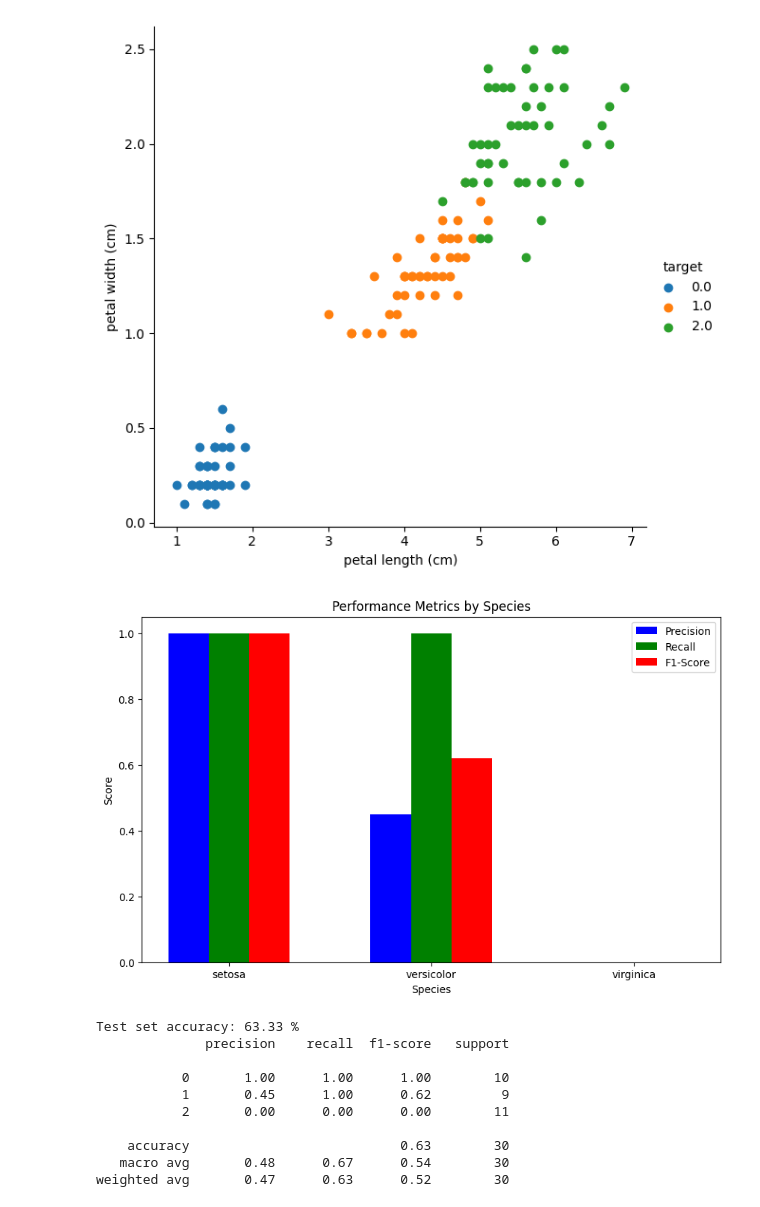
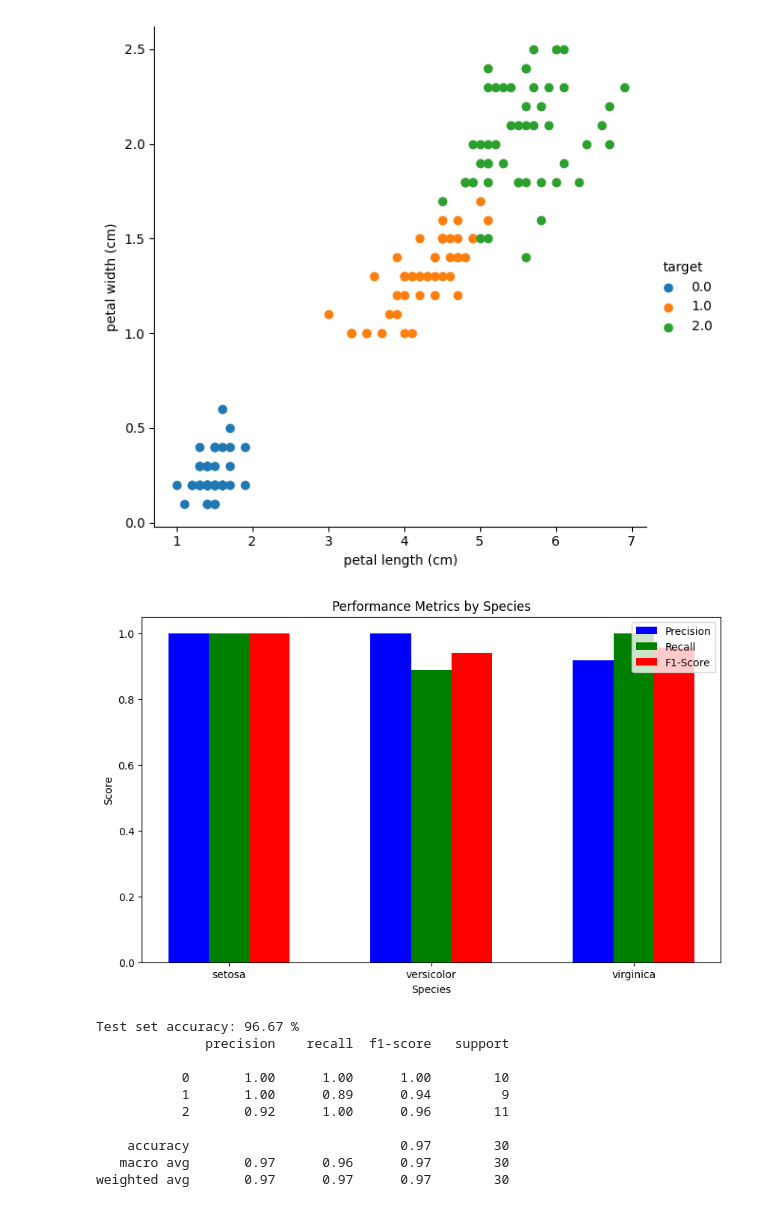
Before and after one commit to JoysgitHub/AI-COLLAB, a Jupyter notebook: DECISION_TREE_IRIS_FINAL.ipynb, the cells around one changed output. Cells and saved outputs as stored; diff of their text form; code cells hidden in the pictures.

```diff
--- a/DECISION_TREE_IRIS_FINAL.ipynb
+++ b/DECISION_TREE_IRIS_FINAL.ipynb
@@ -34,19 +34,20 @@ X_train, X_test, y_train, y_test = train_test_split(iris.data, iris.target, test
 
 
 # Initialize a DecisionTreeClassifier object with specific hyperparameters
-model = DecisionTreeClassifier(criterion="entropy", max_depth=1, min_samples_leaf=5)
-
+model = DecisionTreeClassifier(criterion="entropy", max_depth=2, min_samples_leaf=5,random_state=None)
 
 
 
 # Train the decision tree classifier on the training set
 model.fit(X_train, y_train)
 
-
+# Record the start time for testing
+test_start_time = time.time()
 
 # Evaluate the model on the testing set
 test_accuracy = model.score(X_test, y_test)
 print(f"Test set accuracy: {test_accuracy*100:.2f} %")
+
 
 
 # The choice of criterion affects how the decision tree splits nodes (either based on Gini impurity or information gain).
@@ -59,6 +60,10 @@ predicted_test = model.predict(X_test)
 
 # Calculate precision, recall, and F1-score for each class
 precision, recall, f1_score, _ = metrics.precision_recall_fscore_support(y_test, predicted_test, average=None)
+
+# End timing for testing
+test_end_time = time.time()
+test_execution_time = test_end_time - test_start_time
 
 
 # Create a bar plot showing precision, recall, and F1-score for each class
@@ -101,7 +106,9 @@ end_time = time.time()
 
 # Calculate the total execution time
 execution_time = end_time - start_time
-print("Total Execution Time: {:.2f} seconds".format(execution_time))
+# Print total execution times
+print(f"Testing time: {test_execution_time:.2f} seconds")
+print(f"Total Execution time: {execution_time:.2f} seconds")
 
 # Create a time vs accuracy graph
 #plt.figure(figsize=(10, 6))
@@ -111,5 +118,12 @@ print("Total Execution Time: {:.2f} seconds".format(execution_time))
 #plt.title('Execution Time vs Test Accuracy')
 #plt.grid(True)
 #plt.show()
+
+from sklearn.tree import plot_tree
+import matplotlib.pyplot as plt
+
+plt.figure(figsize=(15,10))
+plot_tree(model, filled=True, feature_names=iris.feature_names, class_names=iris.target_names)
+plt.show()
 # %% [output]
 DATASET VISUALISATION:
@@ -117,12 +131,12 @@ Test set accuracy: 63.33 %
 [figure]
-[figure, old version]
+[figure, new version]
-Test set accuracy: 63.33 %
+Test set accuracy: 96.67 %
               precision    recall  f1-score   support
 
            0       1.00      1.00      1.00        10
-           1       0.45      1.00      0.62         9
-           2       0.00      0.00      0.00        11
+           1       1.00      0.89      0.94         9
+           2       0.92      1.00      0.96        11
 
-    accuracy                           0.63        30
-   macro avg       0.48      0.67      0.54        30
-weighted avg       0.47      0.63      0.52        30
+    accuracy                           0.97        30
+   macro avg       0.97      0.96      0.97        30
+weighted avg       0.97      0.97      0.97        30
```
Also changed, not shown: parts of 1 cell of this notebook.
